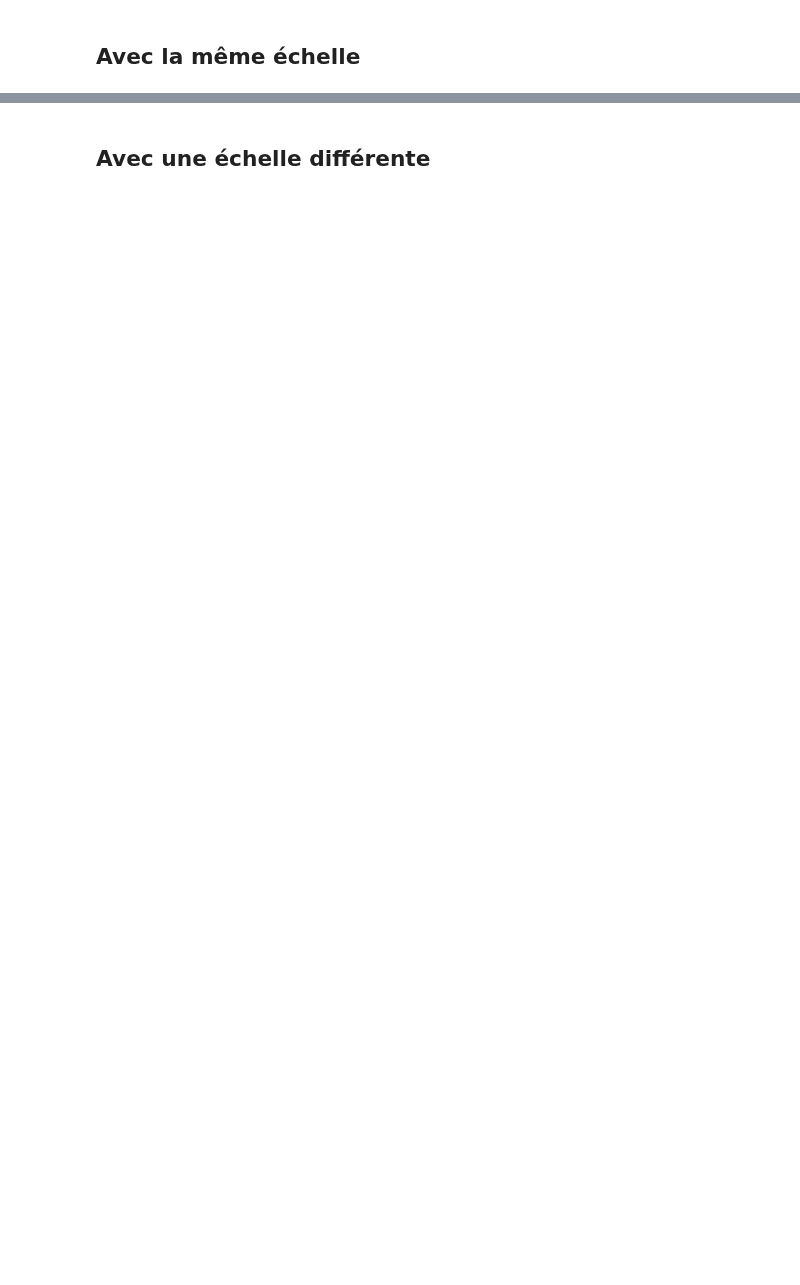
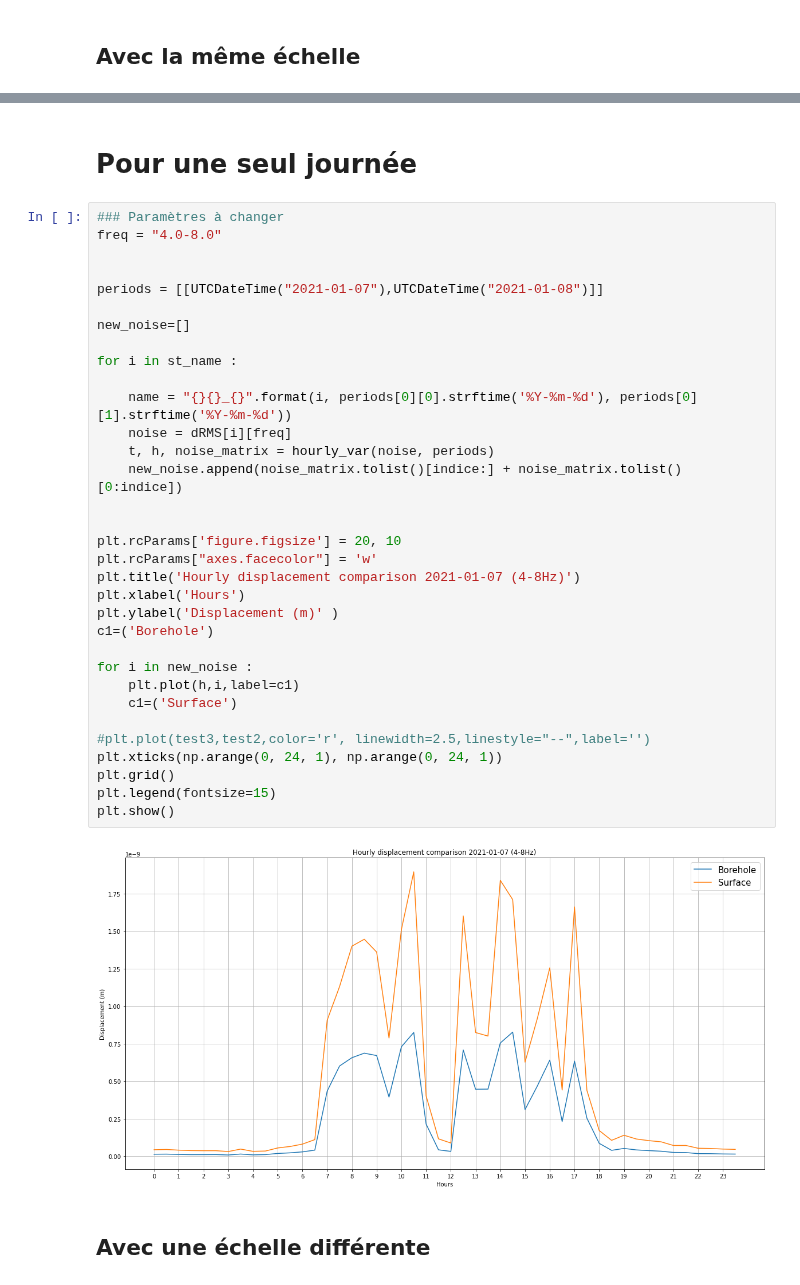
Before and after one commit to FlavienMattern/seismic-noise, a Jupyter notebook: ant_comp_forage.ipynb, the cells around one changed output, grey strips where cells are left out. Saved outputs shown, nothing was run; the diff lists cells and outputs as text; blank space fills up the shorter version.

```diff
--- a/ant_comp_forage.ipynb
+++ b/ant_comp_forage.ipynb
@@ -112,3 +185,40 @@ plt.show()
+# %% [markdown]
+# Pour une seul journée
+# %%
+### Paramètres à changer
+freq = "4.0-8.0"
+
+
+periods = [[UTCDateTime("2021-01-07"),UTCDateTime("2021-01-08")]]
+
+new_noise=[]
+
+for i in st_name :
+
+    name = "{}{}_{}".format(i, periods[0][0].strftime('%Y-%m-%d'), periods[0][1].strftime('%Y-%m-%d'))
+    noise = dRMS[i][freq]
+    t, h, noise_matrix = hourly_var(noise, periods)
+    new_noise.append(noise_matrix.tolist()[indice:] + noise_matrix.tolist()[0:indice])
+
+
+plt.rcParams['figure.figsize'] = 20, 10
+plt.rcParams["axes.facecolor"] = 'w'
+plt.title('Hourly displacement comparison 2021-01-07 (4-8Hz)')
+plt.xlabel('Hours')
+plt.ylabel('Displacement (m)' )
+c1=('Borehole')
+
+for i in new_noise :
+    plt.plot(h,i,label=c1)
+    c1=('Surface')
+
+#plt.plot(test3,test2,color='r', linewidth=2.5,linestyle="--",label='')
+plt.xticks(np.arange(0, 24, 1), np.arange(0, 24, 1))
+plt.grid()
+plt.legend(fontsize=15)
+plt.show()
+# %% [output]
+[figure, added]
 # %% [markdown]
 ## Avec une échelle différente
 # %%
```
Also changed, not shown: parts of 8 cells of this notebook.
